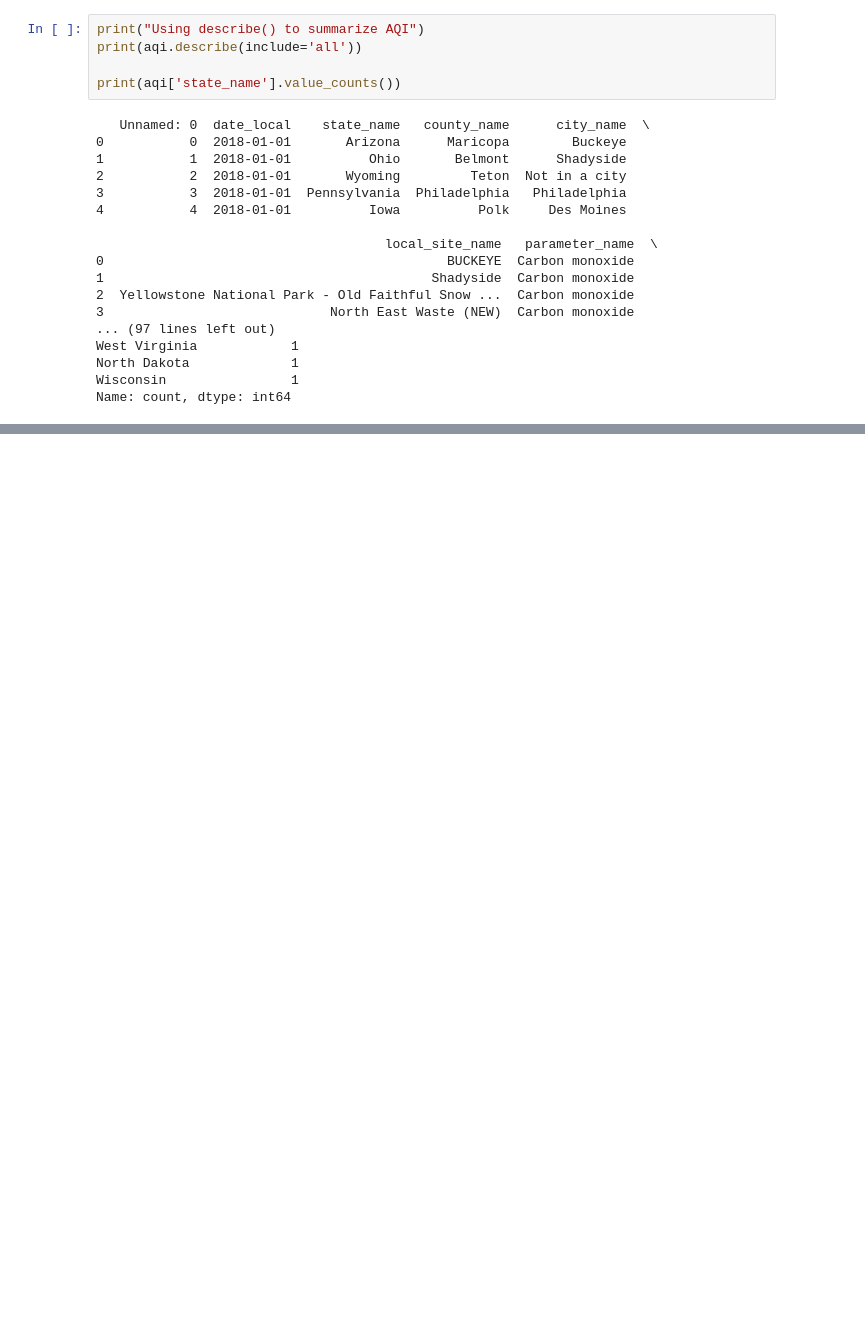
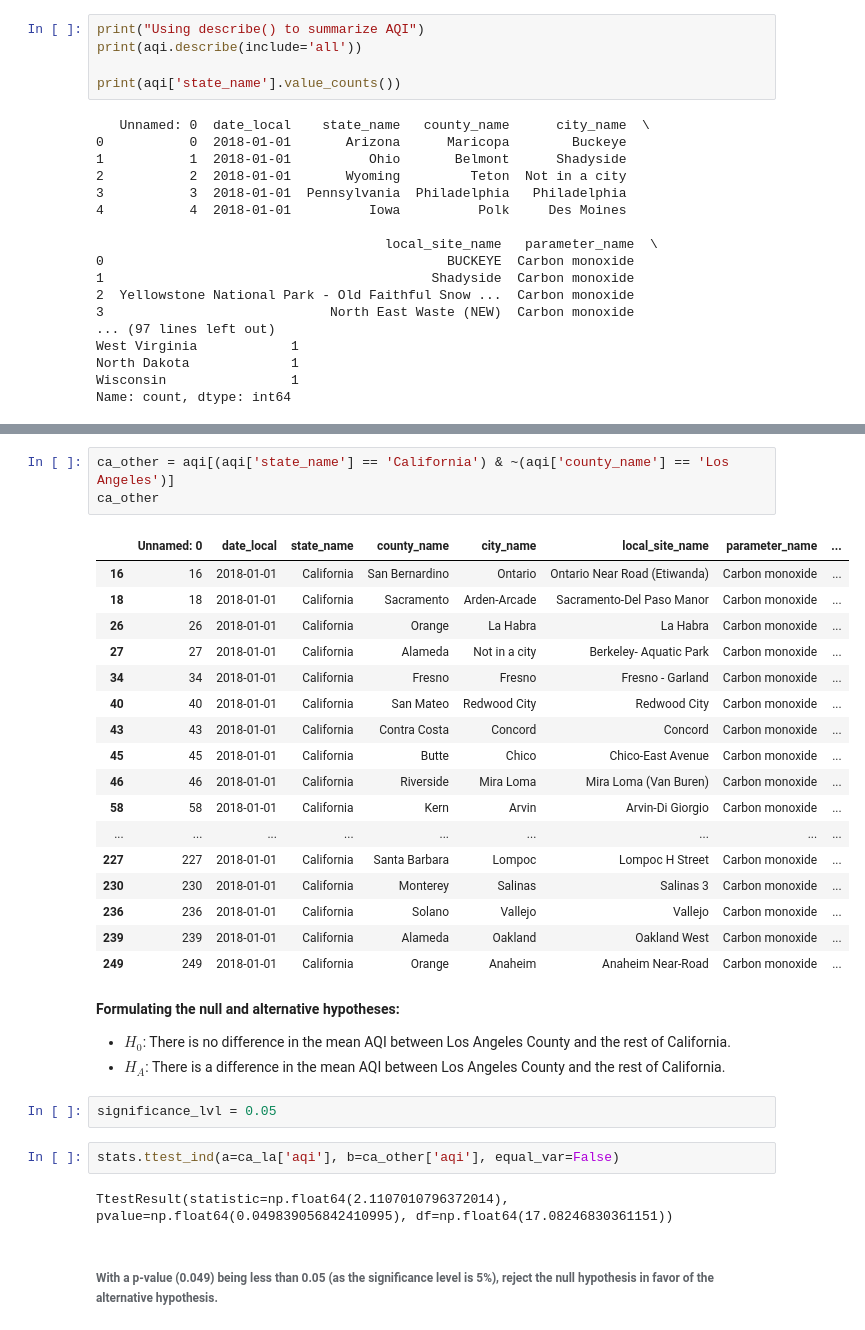
Before and after one commit to yildizramazan/statistics-and-probability-in-data-science, a Jupyter notebook: module-5/hypothesis-testing-2.ipynb, the cells around one changed output, grey strips where cells are left out. Cells and saved outputs as stored; diff of their text form; blank space fills up the shorter version.

```diff
--- a/module-5/hypothesis-testing-2.ipynb
+++ b/module-5/hypothesis-testing-2.ipynb
@@ -37,0 +65,34 @@ Name: count, dtype: int64
+# %%
+ca_other = aqi[(aqi['state_name'] == 'California') & ~(aqi['county_name'] == 'Los Angeles')]
+ca_other
+# %% [output]
+|  | Unnamed: 0 | date_local | state_name | county_name | city_name | local_site_name | parameter_name | ... |
+| 16 | 16 | 2018-01-01 | California | San Bernardino | Ontario | Ontario Near Road (Etiwanda) | Carbon monoxide | ... |
+| 18 | 18 | 2018-01-01 | California | Sacramento | Arden-Arcade | Sacramento-Del Paso Manor | Carbon monoxide | ... |
+| 26 | 26 | 2018-01-01 | California | Orange | La Habra | La Habra | Carbon monoxide | ... |
+| 27 | 27 | 2018-01-01 | California | Alameda | Not in a city | Berkeley- Aquatic Park | Carbon monoxide | ... |
+| 34 | 34 | 2018-01-01 | California | Fresno | Fresno | Fresno - Garland | Carbon monoxide | ... |
+| 40 | 40 | 2018-01-01 | California | San Mateo | Redwood City | Redwood City | Carbon monoxide | ... |
+| 43 | 43 | 2018-01-01 | California | Contra Costa | Concord | Concord | Carbon monoxide | ... |
+| 45 | 45 | 2018-01-01 | California | Butte | Chico | Chico-East Avenue | Carbon monoxide | ... |
+| 46 | 46 | 2018-01-01 | California | Riverside | Mira Loma | Mira Loma (Van Buren) | Carbon monoxide | ... |
+| 58 | 58 | 2018-01-01 | California | Kern | Arvin | Arvin-Di Giorgio | Carbon monoxide | ... |
+| ... | ... | ... | ... | ... | ... | ... | ... | ... |
+| 227 | 227 | 2018-01-01 | California | Santa Barbara | Lompoc | Lompoc H Street | Carbon monoxide | ... |
+| 230 | 230 | 2018-01-01 | California | Monterey | Salinas | Salinas 3 | Carbon monoxide | ... |
+| 236 | 236 | 2018-01-01 | California | Solano | Vallejo | Vallejo | Carbon monoxide | ... |
+| 239 | 239 | 2018-01-01 | California | Alameda | Oakland | Oakland West | Carbon monoxide | ... |
+| 249 | 249 | 2018-01-01 | California | Orange | Anaheim | Anaheim Near-Road | Carbon monoxide | ... |
+# %% [markdown]
+**Formulating the  null and alternative hypotheses:**
+
+*   $H_0$: There is no difference in the mean AQI between Los Angeles County and the rest of California.
+*   $H_A$: There is a difference in the mean AQI between Los Angeles County and the rest of California.
+# %%
+significance_lvl = 0.05
+# %%
+stats.ttest_ind(a=ca_la['aqi'], b=ca_other['aqi'], equal_var=False)
+# %% [output]
+TtestResult(statistic=np.float64(2.1107010796372014), pvalue=np.float64(0.049839056842410995), df=np.float64(17.08246830361151))
+# %% [markdown]
+###### With a p-value (0.049) being less than 0.05 (as the significance level is 5%), reject the null hypothesis in favor of the alternative hypothesis.
```
Also changed, not shown: parts of 14 cells of this notebook.
